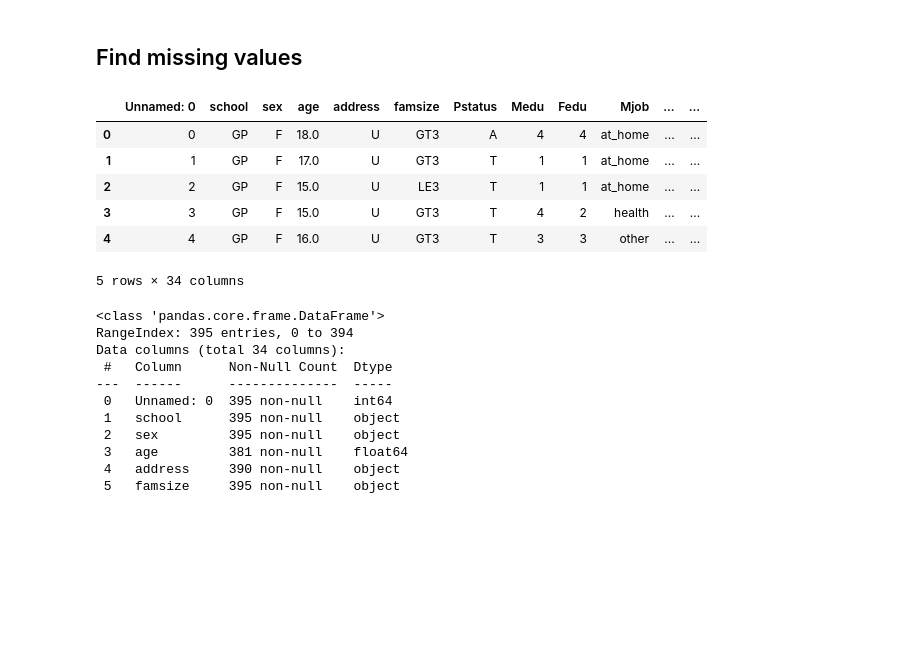
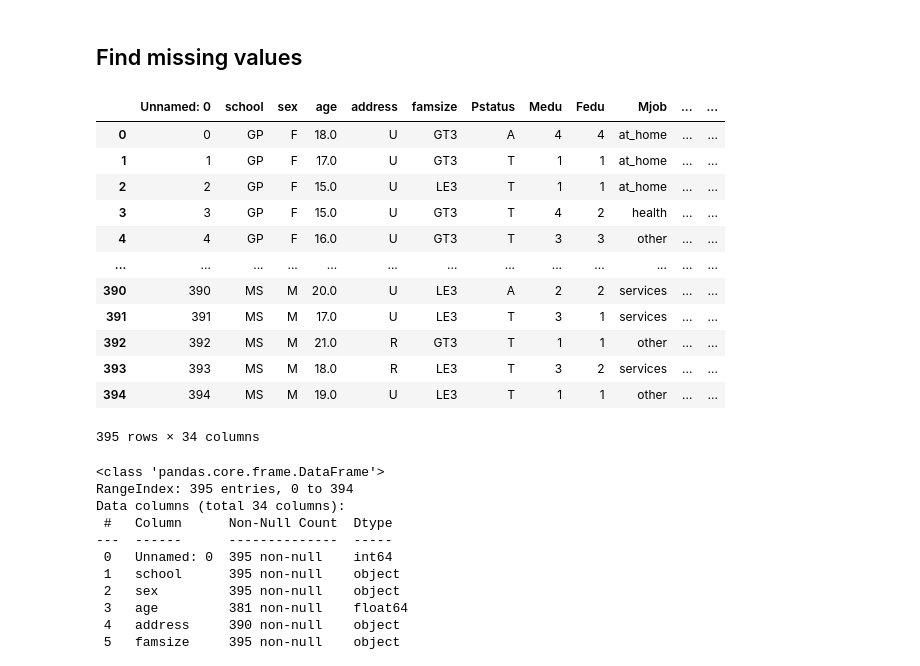
Before and after one commit to eliaselhaddad/Databehandling-Elias-El-Haddad, a Jupyter notebook: Exercises/E01_missing_aggregation.ipynb, the cells around one changed output. Drawn from its saved outputs; the diff is of its cells as text; code cells hidden in the pictures; blank space fills up the shorter version.

```diff
--- a/Exercises/E01_missing_aggregation.ipynb
+++ b/Exercises/E01_missing_aggregation.ipynb
@@ -3,18 +3,24 @@
 # %%
 import pandas as pd
 import seaborn as sns
 import matplotlib.pyplot as plt
 
 df = pd.read_csv("https://github.com/kokchun/Databehandling-AI22/blob/main/Data/student-mat-missing-data.csv?raw=true") # raw=true is needed to get the raw data
-df.head()
+df
 # %% [output]
 |  | Unnamed: 0 | school | sex | age | address | famsize | Pstatus | Medu | Fedu | Mjob | ... | ... |
 | 0 | 0 | GP | F | 18.0 | U | GT3 | A | 4 | 4 | at_home | ... | ... |
 | 1 | 1 | GP | F | 17.0 | U | GT3 | T | 1 | 1 | at_home | ... | ... |
 | 2 | 2 | GP | F | 15.0 | U | LE3 | T | 1 | 1 | at_home | ... | ... |
 | 3 | 3 | GP | F | 15.0 | U | GT3 | T | 4 | 2 | health | ... | ... |
 | 4 | 4 | GP | F | 16.0 | U | GT3 | T | 3 | 3 | other | ... | ... |
+| ... | ... | ... | ... | ... | ... | ... | ... | ... | ... | ... | ... | ... |
+| 390 | 390 | MS | M | 20.0 | U | LE3 | A | 2 | 2 | services | ... | ... |
+| 391 | 391 | MS | M | 17.0 | U | LE3 | T | 3 | 1 | services | ... | ... |
+| 392 | 392 | MS | M | 21.0 | R | GT3 | T | 1 | 1 | other | ... | ... |
+| 393 | 393 | MS | M | 18.0 | R | LE3 | T | 3 | 2 | services | ... | ... |
+| 394 | 394 | MS | M | 19.0 | U | LE3 | T | 1 | 1 | other | ... | ... |
-5 rows × 34 columns
+395 rows × 34 columns
 # %%
 df.info()
 # %% [output]
```
Also changed, not shown: parts of 5 cells of this notebook, 1 other file.
